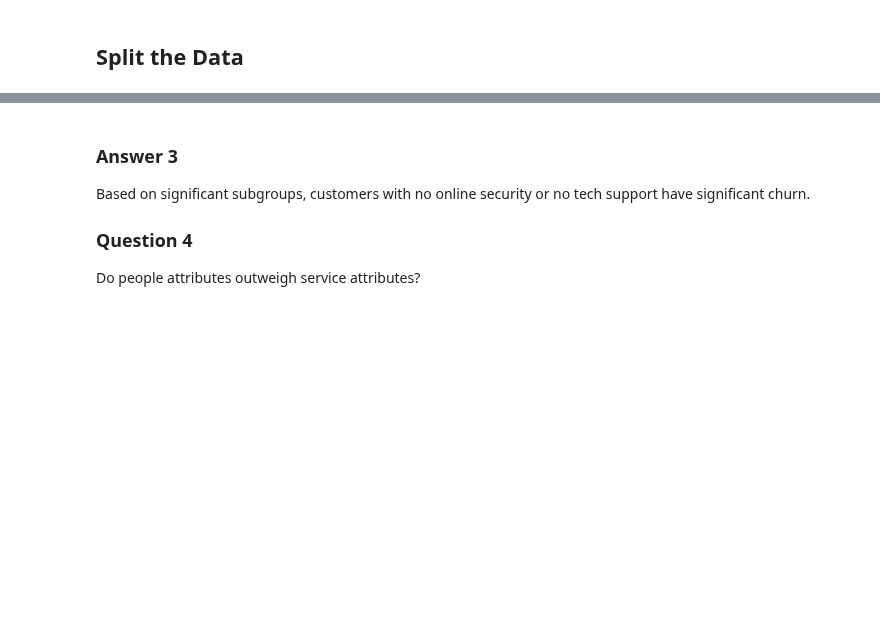
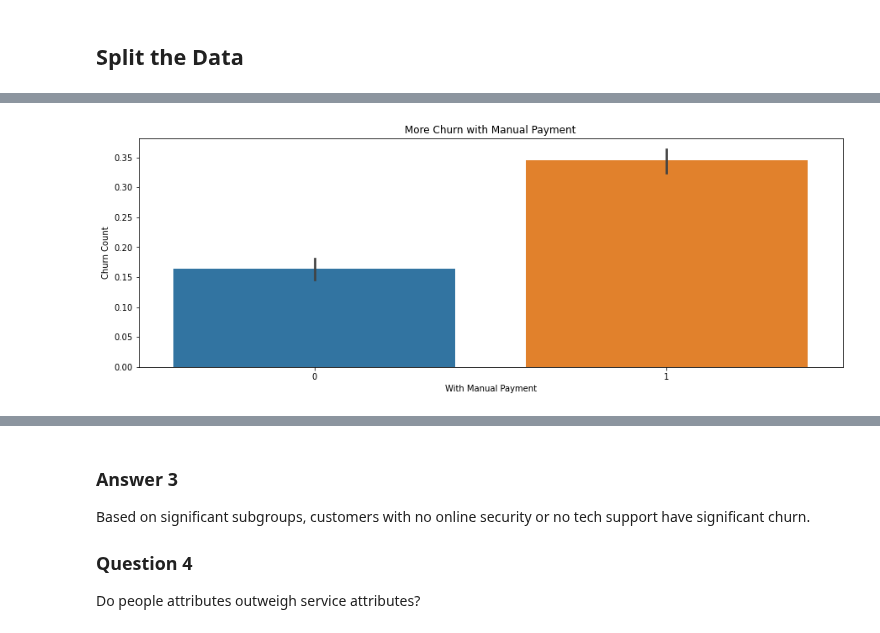
Before and after one commit to kanieladenis/telco_classification_project, a Jupyter notebook: telco_classification_final_report.ipynb, the cells around one changed output, grey strips where cells are left out. Cells and saved outputs as stored; diff of their text form; code cells hidden in the pictures; blank space fills up the shorter version.

```diff
--- a/telco_classification_final_report.ipynb
+++ b/telco_classification_final_report.ipynb
@@ -293,0 +195,10 @@ plt.show()
+# %%
+# Graph: Churn for Customer with Manual Payment Type
+plt.figure(figsize=(15,5))
+sns.barplot(data=train, x=train.payment_manual, y=train.churn_yes)
+plt.title('More Churn with Manual Payment')
+plt.xlabel('With Manual Payment')
+plt.ylabel('Churn Count')
+plt.show()
+# %% [output]
+[figure, added]
```
Also changed, not shown: parts of 45 cells of this notebook.
